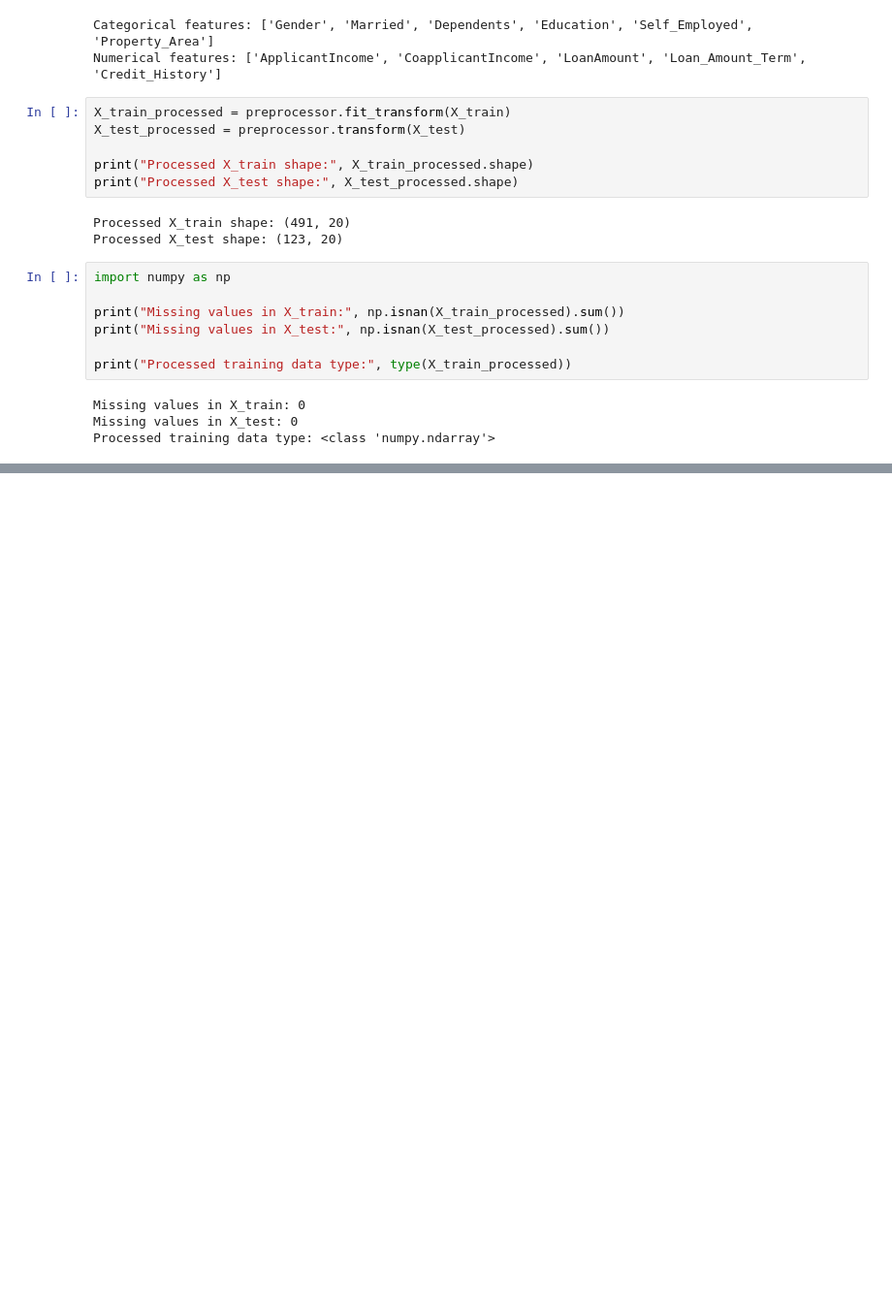
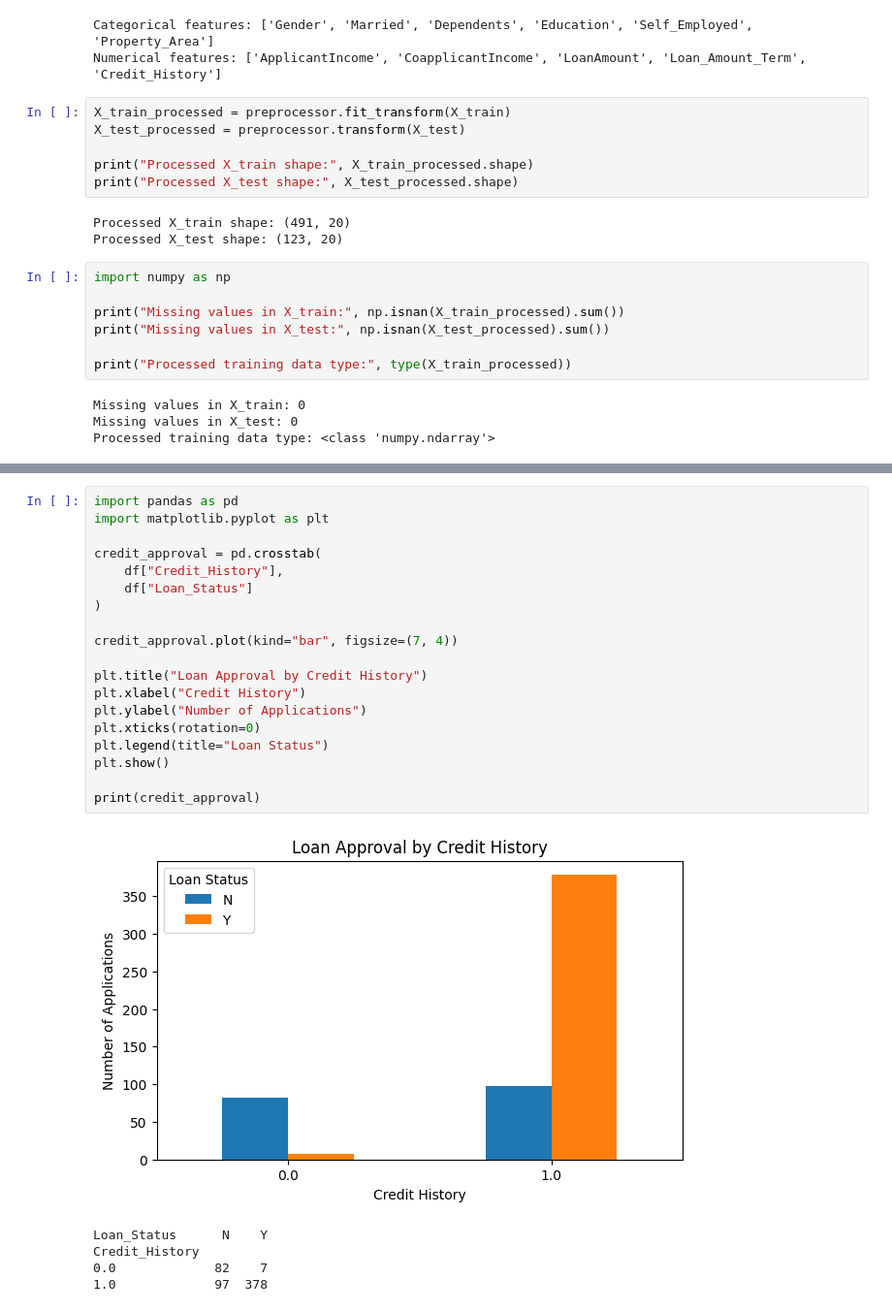
Before and after one commit to shaiza1iman/loan-approval-prediction, a Jupyter notebook: notebooks/loan_approval_prediction.ipynb, the cells around one changed output, grey strips where cells are left out. Shown at 97% size. Drawn from its saved outputs; the diff is of its cells as text; blank space fills up the shorter version.

```diff
--- a/notebooks/loan_approval_prediction.ipynb
+++ b/notebooks/loan_approval_prediction.ipynb
@@ -212,0 +233,25 @@ Processed training data type: <class 'numpy.ndarray'>
+# %%
+import pandas as pd
+import matplotlib.pyplot as plt
+
+credit_approval = pd.crosstab(
+    df["Credit_History"],
+    df["Loan_Status"]
+)
+
+credit_approval.plot(kind="bar", figsize=(7, 4))
+
+plt.title("Loan Approval by Credit History")
+plt.xlabel("Credit History")
+plt.ylabel("Number of Applications")
+plt.xticks(rotation=0)
+plt.legend(title="Loan Status")
+plt.show()
+
+print(credit_approval)
+# %% [output]
+[figure, added]
+Loan_Status      N    Y
+Credit_History
+0.0             82    7
+1.0             97  378
```
Also changed, not shown: parts of 4 cells of this notebook.
